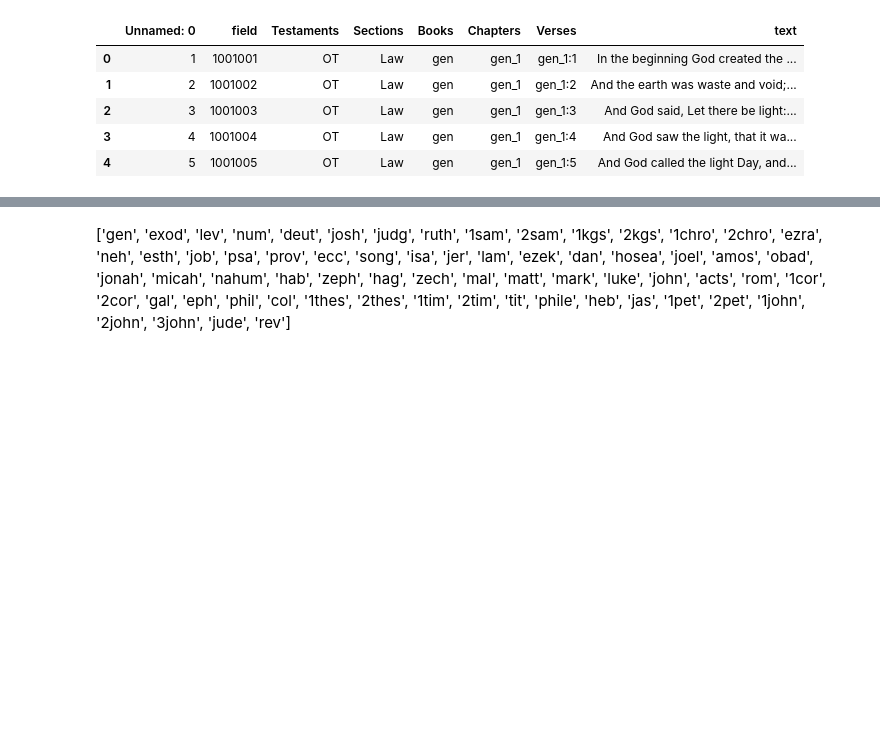
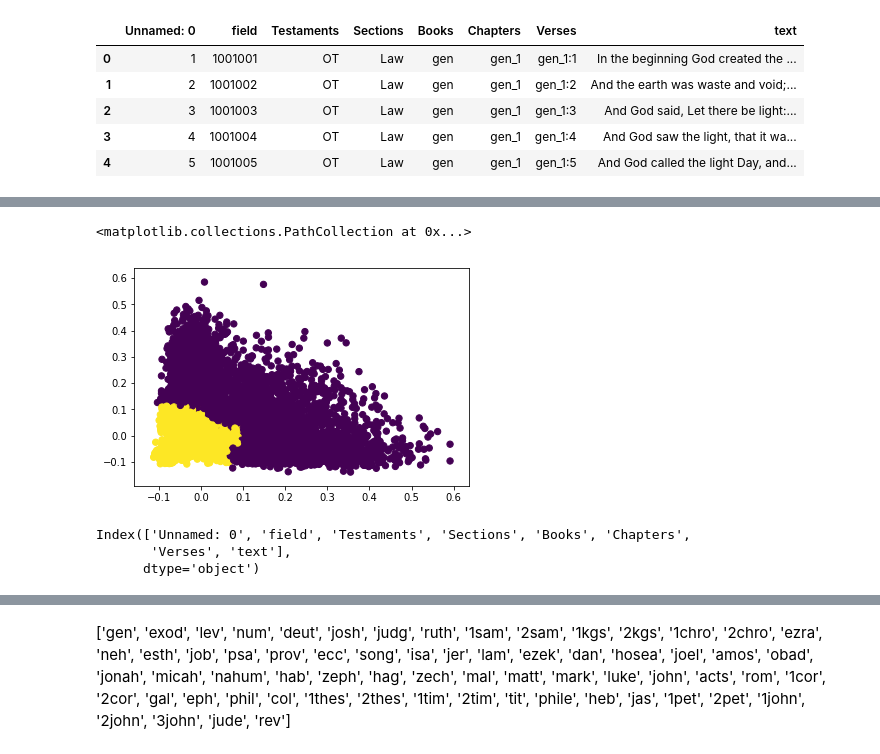
Before and after one commit to Gavin-Whitesitt/Project-2, a Jupyter notebook: Problem #3 Bible.ipynb, the cells around one changed output, grey strips where cells are left out. Drawn from its saved outputs; the diff is of its cells as text; code cells hidden in the pictures; blank space fills up the shorter version.

```diff
--- a/Problem #3 Bible.ipynb
+++ b/Problem #3 Bible.ipynb
@@ -23,3 +179,16 @@ bible.head()
+# %%
+clustering = AgglomerativeClustering().fit(X_bible_2PCA)
+labels = clustering.labels_
+plt.scatter(X_bible_2PCA[:, 0], X_bible_2PCA[:, 1], c=labels, s=40, cmap='viridis')
+# %% [output]
+<matplotlib.collections.PathCollection at 0x...>
+[figure, added]
+# %%
+bible.columns
+# %% [output]
+Index(['Unnamed: 0', 'field', 'Testaments', 'Sections', 'Books', 'Chapters',
+       'Verses', 'text'],
+      dtype='object')
 # %%
 bible.iloc[0]
 # %% [output]
```
Also changed, not shown: parts of 30 cells of this notebook.
